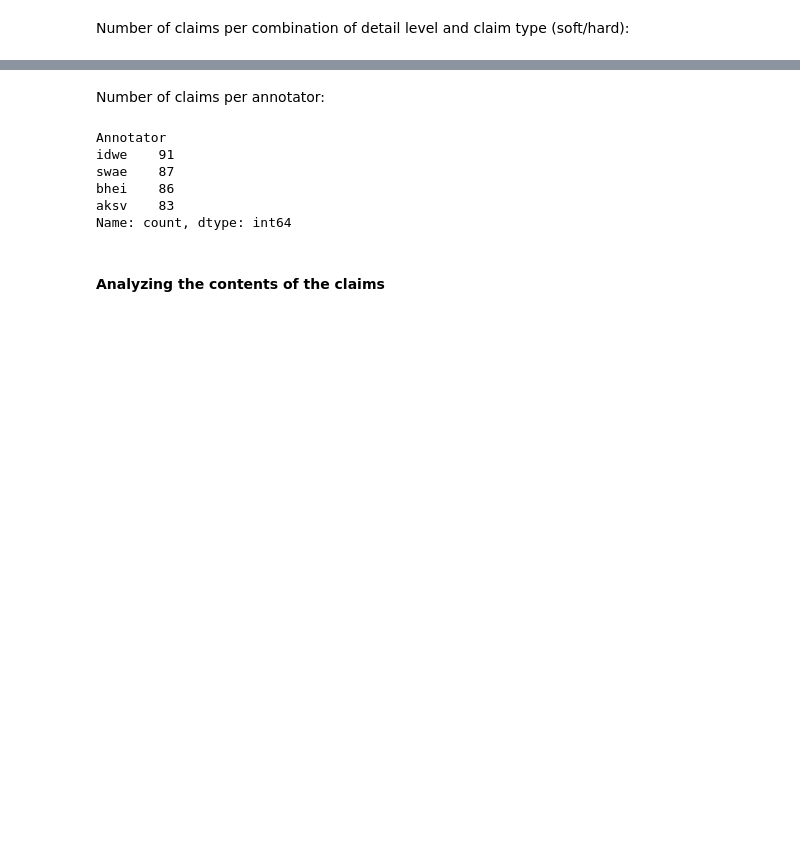
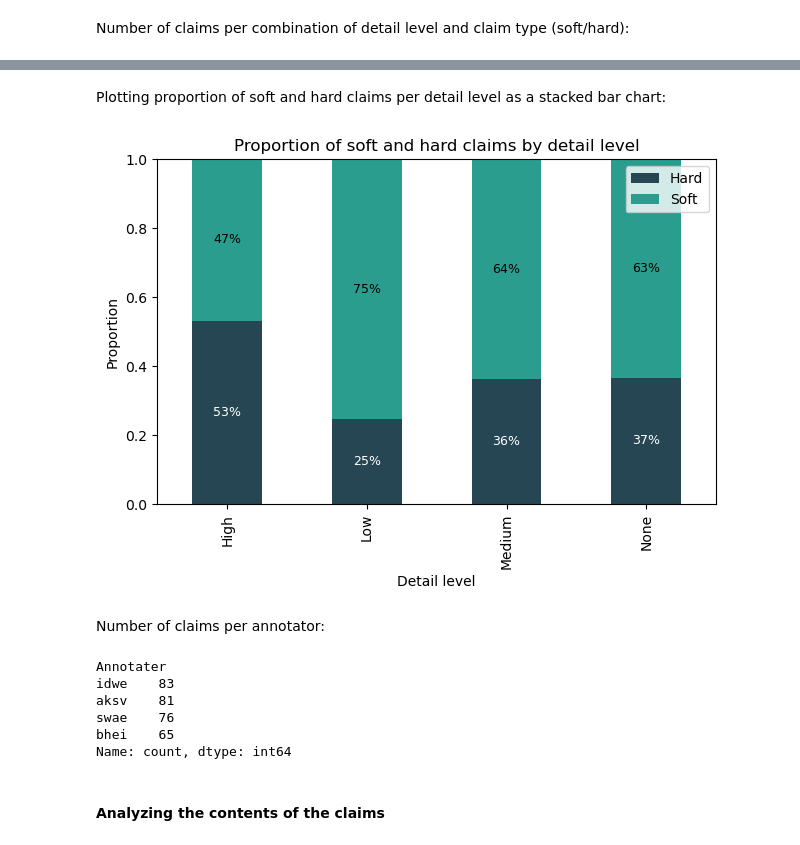
Before and after one commit to SebWae/generative-assignment-RoDS, a Jupyter notebook: claim_variation.ipynb, the cells around one changed output, grey strips where cells are left out. Drawn from its saved outputs; the diff is of its cells as text; code cells hidden in the pictures; blank space fills up the shorter version.

```diff
--- a/claim_variation.ipynb
+++ b/claim_variation.ipynb
@@ -66,16 +70,50 @@ High Soft      43
 Medium Hard    29
 Low Hard       21
 Name: count, dtype: int64
+# %% [markdown]
+Plotting proportion of soft and hard claims per detail level as a stacked bar chart:
+# %%
+# counting occurrences of combinations of detail level and soft/hard
+counts = claim_df.groupby(['Detail level', 'Soft/hard']).size().unstack(fill_value=0)
+
+# converting the counts to proportions
+proportions = counts.div(counts.sum(axis=1), axis=0)
+
+# plotting the stacked bar chart
+colors = ["#264653", "#2a9d8f"]
+ax = proportions.plot(kind='bar', stacked=True, color=colors)
+
+# adding labels to each stack
+for i, detail_level in enumerate(proportions.index):
+    bottom = 0
+    for j, soft_hard in enumerate(proportions.columns):
+        value = proportions.loc[detail_level, soft_hard]
+        font_color = 'white' if j == 0 else 'black'
+        ax.text(i, bottom + value / 2,
+                f"{value:.0%}",
+                ha='center', va='center',
+                fontsize=9, color=font_color
+                )
+        bottom += value
+
+plt.ylabel('Proportion')
+plt.title('Proportion of soft and hard claims by detail level')
+plt.legend(loc='upper right')
+plt.ylim(0, 1)
+plt.tight_layout()
+plt.show()
+# %% [output]
+[figure, added]
 # %% [markdown]
 Number of claims per annotator:
 # %%
-claim_df["Annotator"].value_counts()
+claim_df["Annotater"].value_counts()
 # %% [output]
-Annotator
-idwe    91
-swae    87
-bhei    86
-aksv    83
+Annotater
+idwe    83
+aksv    81
+swae    76
+bhei    65
 Name: count, dtype: int64
 # %% [markdown]
 #### Analyzing the contents of the claims
```
Also changed, not shown: parts of 8 cells of this notebook.
